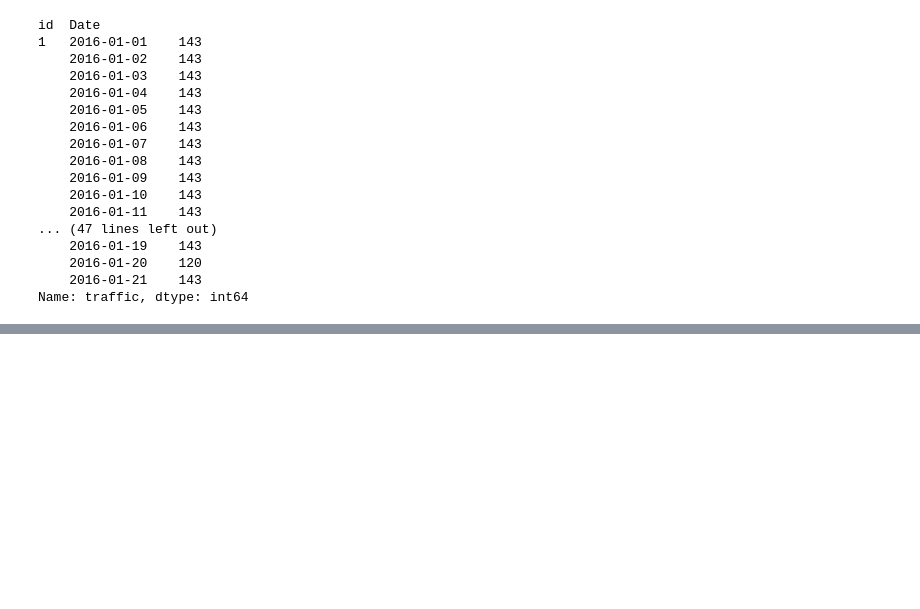
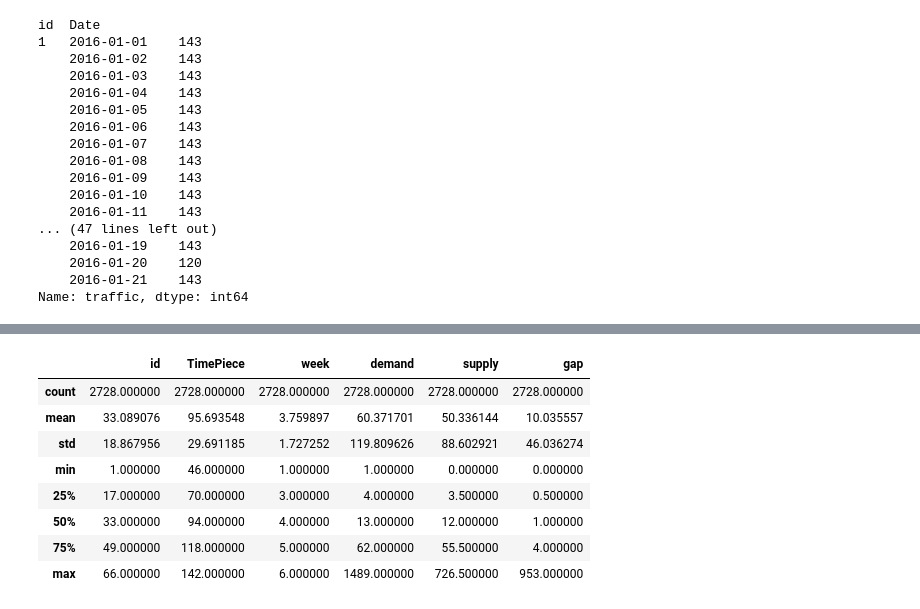
Before and after one commit to sndnyang/kaggle, a Jupyter notebook: didi/didi-tech.ipynb, the cells around one changed output, grey strips where cells are left out. Drawn from its saved outputs; the diff is of its cells as text; code cells hidden in the pictures; blank space fills up the shorter version.

```diff
--- a/didi/didi-tech.ipynb
+++ b/didi/didi-tech.ipynb
@@ -444,0 +680,12 @@ train_traffic.sort
+# %%
+result.describe()
+# %% [output]
+|  | id | TimePiece | week | demand | supply | gap |
+| count | 2728.000000 | 2728.000000 | 2728.000000 | 2728.000000 | 2728.000000 | 2728.000000 |
+| mean | 33.089076 | 95.693548 | 3.759897 | 60.371701 | 50.336144 | 10.035557 |
+| std | 18.867956 | 29.691185 | 1.727252 | 119.809626 | 88.602921 | 46.036274 |
+| min | 1.000000 | 46.000000 | 1.000000 | 1.000000 | 0.000000 | 0.000000 |
+| 25% | 17.000000 | 70.000000 | 3.000000 | 4.000000 | 3.500000 | 0.500000 |
+| 50% | 33.000000 | 94.000000 | 4.000000 | 13.000000 | 12.000000 | 1.000000 |
+| 75% | 49.000000 | 118.000000 | 5.000000 | 62.000000 | 55.500000 | 4.000000 |
+| max | 66.000000 | 142.000000 | 6.000000 | 1489.000000 | 726.500000 | 953.000000 |
```
Also changed, not shown: parts of 53 cells of this notebook.
